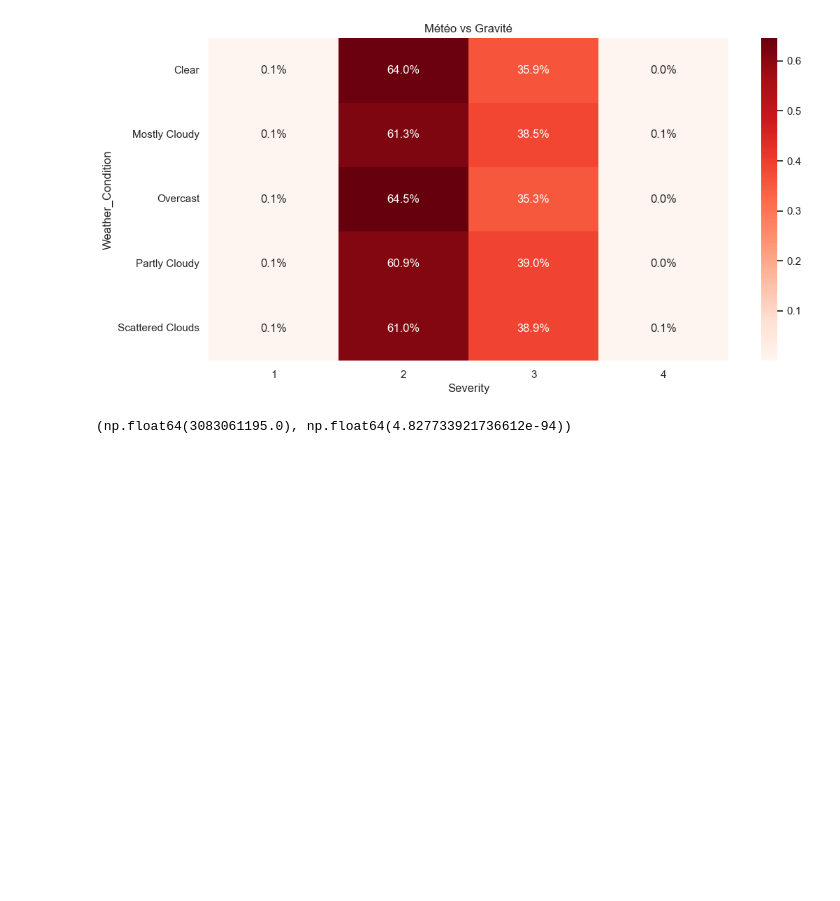
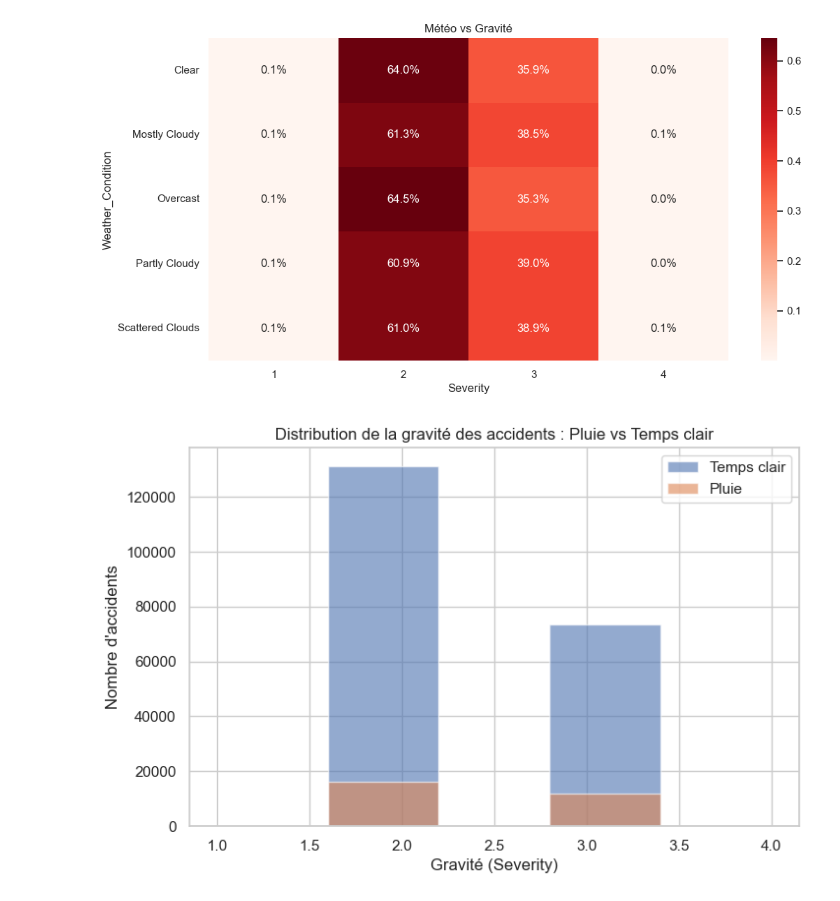
Before and after one commit to fatimazahraBe/Analyse-Statistique-Avanc-e-des-Accidents-de-la-Route-aux-tats-Unis, a Jupyter notebook: 03_statistiques/Statistiques.ipynb, the cells around one changed output. Drawn from its saved outputs; the diff is of its cells as text; code cells hidden in the pictures; blank space fills up the shorter version.

```diff
--- a/03_statistiques/Statistiques.ipynb
+++ b/03_statistiques/Statistiques.ipynb
@@ -12,7 +12,7 @@ from sklearn.decomposition import PCA
 sns.set(style="whitegrid")
 plt.rcParams["figure.figsize"] = (12,6)
 
-df = pd.read_csv(r"us.csv", low_memory=False)
+df = pd.read_csv(r"../us.csv", low_memory=False)
 
 df['Start_Time'] = pd.to_datetime(df['Start_Time'], errors='coerce')
 df['Year'] = df['Start_Time'].dt.year
@@ -97,12 +97,25 @@ plt.show()
 [figure]
 # %%
 #Test Mann-Whitney : Pluie vs Temps Clair
+import matplotlib.pyplot as plt
+
 rain = df[df['Weather_Condition'].str.contains('Rain', na=False)]['Severity']
 clear = df[df['Weather_Condition'].str.contains('Clear', na=False)]['Severity']
 
 stat, p = mannwhitneyu(rain, clear)
 stat, p
+
+plt.figure(figsize=(8,5))
+
+plt.hist(clear, bins=5, alpha=0.6, label='Temps clair')
+plt.hist(rain, bins=5, alpha=0.6, label='Pluie')
+
+plt.title("Distribution de la gravité des accidents : Pluie vs Temps clair")
+plt.xlabel("Gravité (Severity)")
+plt.ylabel("Nombre d'accidents")
+plt.legend()
+plt.show()
 # %% [output]
-(np.float64(3083061195.0), np.float64(4.827733921736612e-94))
+[figure, added]
 # %%
 #ANOVA : Gravité selon météo
```
Also changed, not shown: parts of 1 cell of this notebook.
